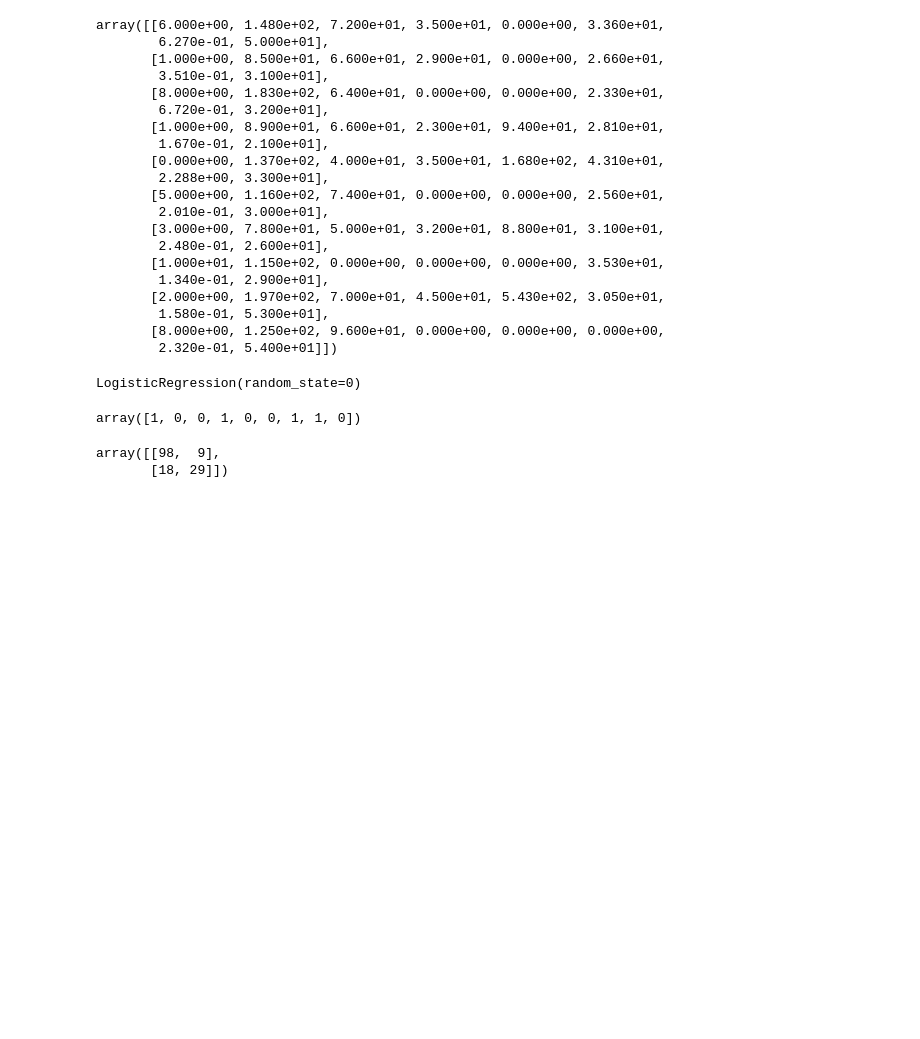
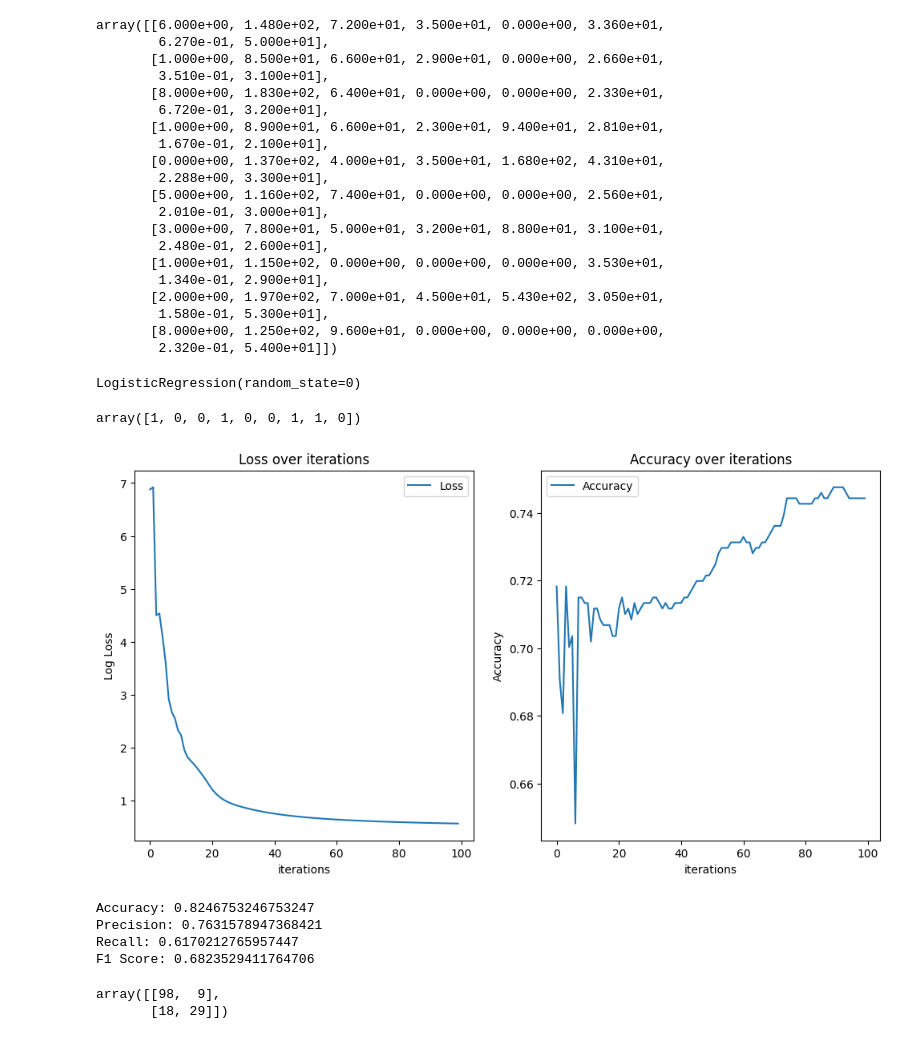
Before and after one commit to Swayyum/Intro-to-ML, a Jupyter notebook: HW3.ipynb, the cells around one changed output. Drawn from its saved outputs; the diff is of its cells as text; code cells hidden in the pictures; blank space fills up the shorter version.

```diff
--- a/HW3.ipynb
+++ b/HW3.ipynb
@@ -118,3 +124,59 @@ array([1, 0, 0, 1, 0, 0, 1, 1, 0])
+# %%
+from sklearn.linear_model import SGDClassifier
+from sklearn import metrics
+
+# Initialize lists to store metrics
+losses = []
+accuracies = []
+
+# Initialize classifier
+classifier = SGDClassifier(loss='log', random_state=0)
+
+for i in range(100):
+    classifier.partial_fit(X_train, Y_train, np.unique(Y_train))
+    Y_pred_prob = classifier.predict_proba(X_train)
+    loss = metrics.log_loss(Y_train, Y_pred_prob)
+    accuracy = classifier.score(X_train, Y_train)
+
+    # Store metrics
+    losses.append(loss)
+    accuracies.append(accuracy)
+
+# Plotting Loss and Accuracy
+plt.figure(figsize=(12, 6))
+plt.subplot(1, 2, 1)
+plt.plot(losses, label='Loss')
+plt.title('Loss over iterations')
+plt.xlabel('iterations')
+plt.ylabel('Log Loss')
+plt.legend()
+
+plt.subplot(1, 2, 2)
+plt.plot(accuracies, label='Accuracy')
+plt.title('Accuracy over iterations')
+plt.xlabel('iterations')
+plt.ylabel('Accuracy')
+plt.legend()
+plt.show()
+# %% [output]
+[figure, added]
+# %%
+from sklearn.linear_model import LogisticRegression
+from sklearn.metrics import accuracy_score, precision_score, recall_score, f1_score
+accuracy = accuracy_score(Y_test, Y_pred)
+precision = precision_score(Y_test, Y_pred)
+recall = recall_score(Y_test, Y_pred)
+f1 = f1_score(Y_test, Y_pred)
+
+print(f"Accuracy: {accuracy}")
+print(f"Precision: {precision}")
+print(f"Recall: {recall}")
+print(f"F1 Score: {f1}")
+# %% [output]
+Accuracy: 0.8246753246753247
+Precision: 0.7631578947368421
+Recall: 0.6170212765957447
+F1 Score: 0.6823529411764706
 # %%
 from sklearn.metrics import confusion_matrix
 cnf_matrix = confusion_matrix(Y_test, Y_pred)
```
Also changed, not shown: parts of 5 cells of this notebook.
